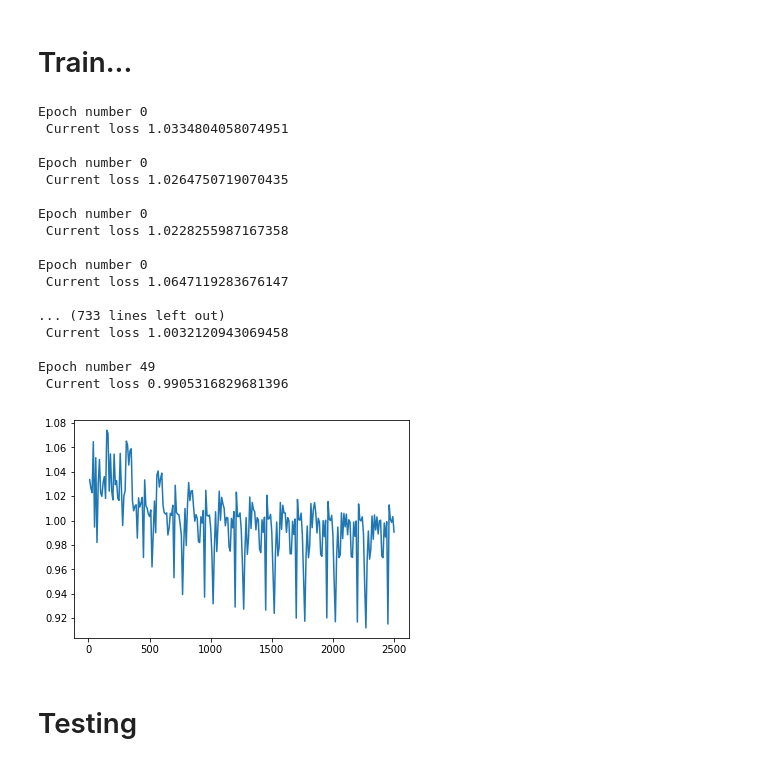
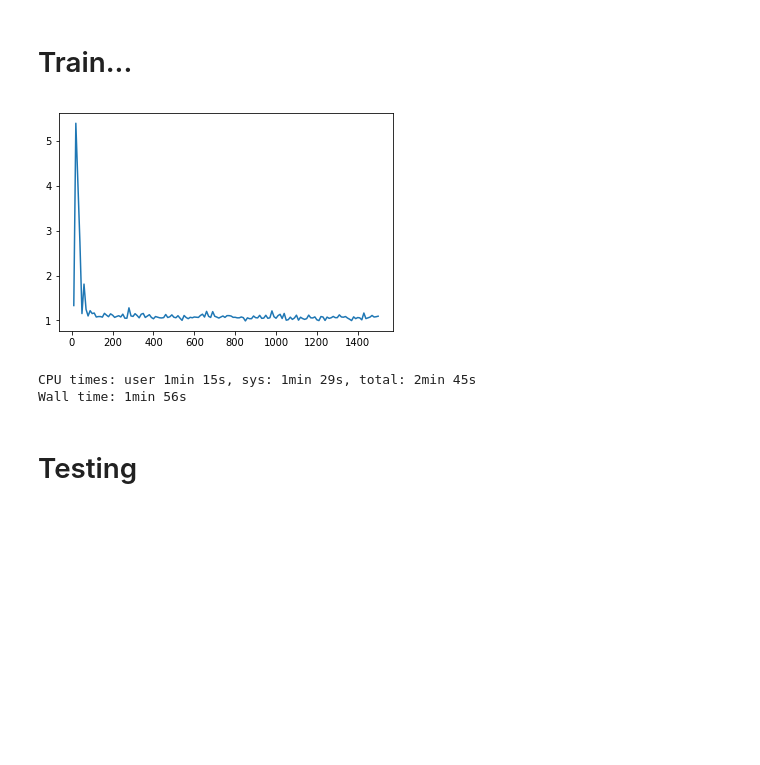
Before and after one commit to semperstew/faceid, a Jupyter notebook: faceid_pytorch.ipynb, the cells around one changed output. Drawn from its saved outputs; the diff is of its cells as text; code cells hidden in the pictures; blank space fills up the shorter version.

```diff
--- a/faceid_pytorch.ipynb
+++ b/faceid_pytorch.ipynb
@@ -160,9 +190,9 @@ class ContrastiveLoss(nn.Module):
         self.margin = margin
 
     def forward(self, output0, output1, label):
-        l2_norm = F.pairwise_distance(output0, output1)
-        contrastive_loss = torch.mean((1-label) * torch.pow(l2_norm, 2) +
-                                      (label) * torch.pow(torch.clamp(self.margin - l2_norm, min=0.0), 2))
+        dist = F.pairwise_distance(output0, output1)
+        contrastive_loss = torch.mean((1-label) * torch.pow(dist, 2) +
+                                      (label) * torch.pow(torch.clamp(self.margin - dist, min=0.0), 2))
 
         return contrastive_loss
 # %% [markdown]
@@ -183,43 +210,27 @@ counter = []
 loss_history = []
 iteration = 0
 # %%
+%%time
+set_seed(GLOBAL_SEED)
 for epoch in range(0, Config.train_number_epochs):
     for i, data in enumerate(train_dataloader,0):
-        img0, img1, label = data
-        img0 = img0.float()
-        img1 = img1.float()
-        img0, img1, label = img0.cuda(), img1.cuda(), label.cuda()
+        img0, img1, label = data[0:3]
+        img0, img1, label = img0.to(device), img1.to(device), label.to(device)
         optimizer.zero_grad()
         output0, output1 = nnet(img0, img1)
         contrastive_loss = criterion(output0, output1, label)
         contrastive_loss.backward()
         optimizer.step()
         if i % 10 == 0:
-            print("Epoch number {}\n Current loss {}\n".format(epoch, contrastive_loss.item()))
             iteration += 10
 #            writer.add_scalar('data/train_loss', contrastive_loss.item(), iteration)
             counter.append(iteration)
             loss_history.append(contrastive_loss.item())
-show_plot(counter, loss_history)
+            show_plot(counter, loss_history)
 
-torch.save(nnet.state_dict(), '/home/astewart/repos/faceid/models/siamese.pt')
+torch.save(nnet.state_dict(), '/home/astewart/repos/faceid/models/siamese_50epochs.pt')
 # %% [output]
+[figure, new version]
-Epoch number 0
- Current loss 1.0334804058074951
-
-Epoch number 0
- Current loss 1.0264750719070435
-
-Epoch number 0
- Current loss 1.0228255987167358
-
-Epoch number 0
- Current loss 1.0647119283676147
-
-... (733 lines left out)
- Current loss 1.0032120943069458
-
-Epoch number 49
- Current loss 0.9905316829681396
+CPU times: user 1min 15s, sys: 1min 29s, total: 2min 45s
+Wall time: 1min 56s
-[figure, old version]
 # %%
```
Also changed, not shown: parts of 20 cells of this notebook.
